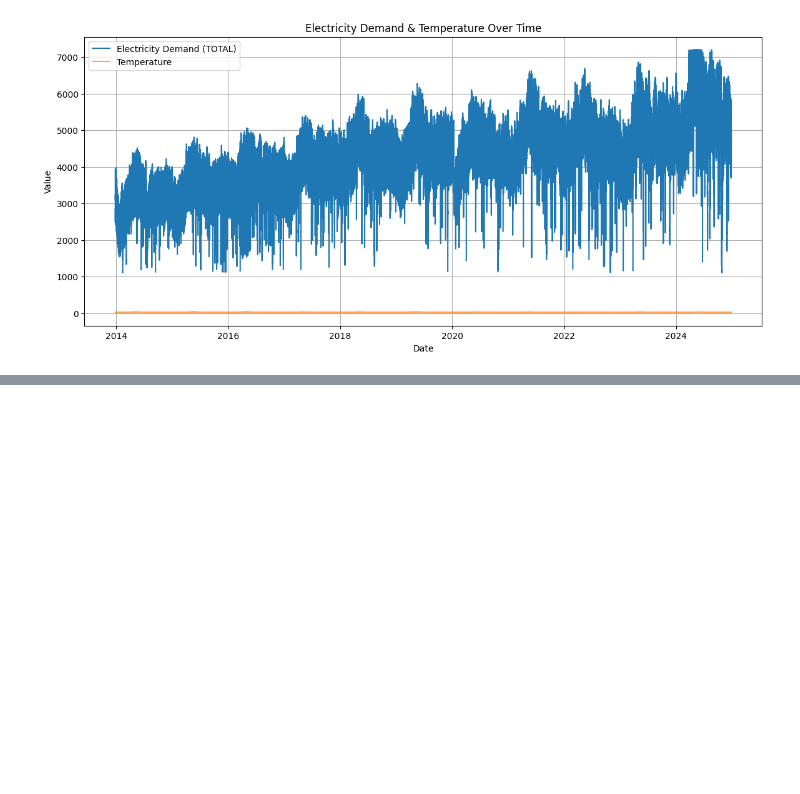
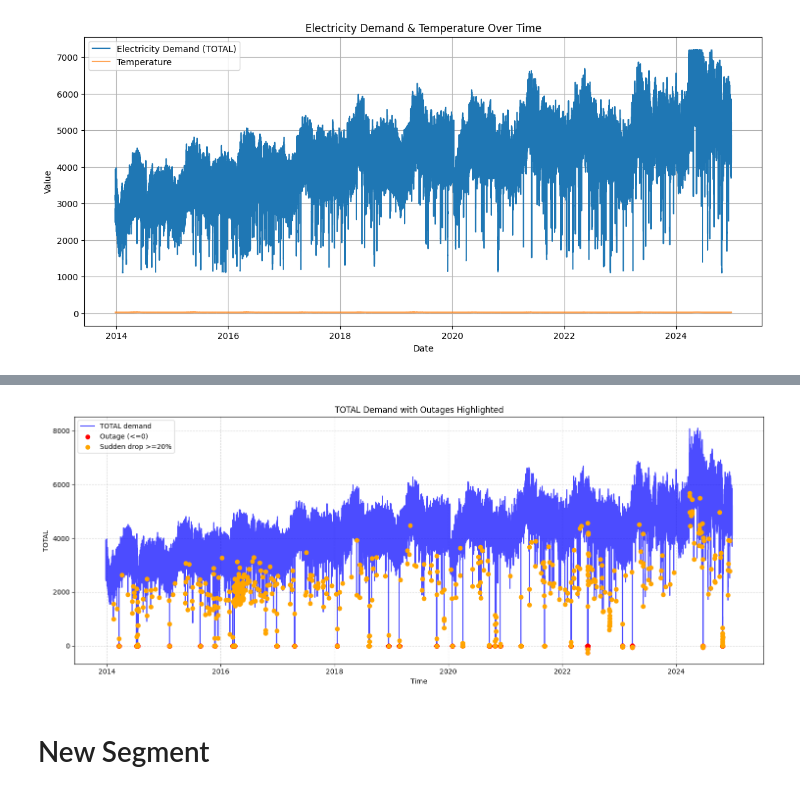
Before and after one commit to raymond2330/Classical-Forecasting, a Jupyter notebook: check_data.ipynb, the cells around one changed output, grey strips where cells are left out. Cells and saved outputs as stored; diff of their text form; code cells hidden in the pictures; blank space fills up the shorter version.

Commit message:
add data preprocessing

```diff
--- a/check_data.ipynb
+++ b/check_data.ipynb
@@ -831,0 +957,48 @@ plt.show()
+# %%
+import pandas as pd
+import matplotlib.pyplot as plt
+
+# --- Config ---
+DATA_FILE = "Demand_with_Temperature.csv"
+DROP_THRESHOLD = 0.20  # 20% drop considered outage
+
+# --- Load data ---
+df = pd.read_csv(DATA_FILE, parse_dates=["DateTime"])
+df = df.sort_values("DateTime").reset_index(drop=True)
+df.set_index("DateTime", inplace=True)
+
+# --- Define outage masks ---
+# 1. Outages where TOTAL <= 0
+mask_zero = df["TOTAL"] <= 0
+
+# 2. Outages where sudden drop compared to previous is >= threshold
+mask_drop = df["TOTAL"] < (1 - DROP_THRESHOLD) * df["TOTAL"].shift(1)
+
+# Combine
+mask_outage = mask_zero | mask_drop
+
+# --- Plot ---
+plt.figure(figsize=(15, 6))
+
+# Plot full series
+plt.plot(df.index, df["TOTAL"], label="TOTAL demand", color="blue", alpha=0.7)
+
+# Highlight <=0 outages
+plt.scatter(df.index[mask_zero], df["TOTAL"][mask_zero],
+            color="red", label="Outage (<=0)", zorder=5)
+
+# Highlight sudden drops
+plt.scatter(df.index[mask_drop], df["TOTAL"][mask_drop],
+            color="orange", label=f"Sudden drop >={DROP_THRESHOLD*100:.0f}%", zorder=5)
+
+plt.title("TOTAL Demand with Outages Highlighted")
+plt.xlabel("Time")
+plt.ylabel("TOTAL")
+plt.legend()
+plt.grid(True, linestyle="--", alpha=0.5)
+plt.tight_layout()
+plt.show()
+# %% [output]
+[figure, added]
+# %% [markdown]
+# New Segment
```
Also changed, not shown: parts of 22 cells of this notebook, 1 other file.
